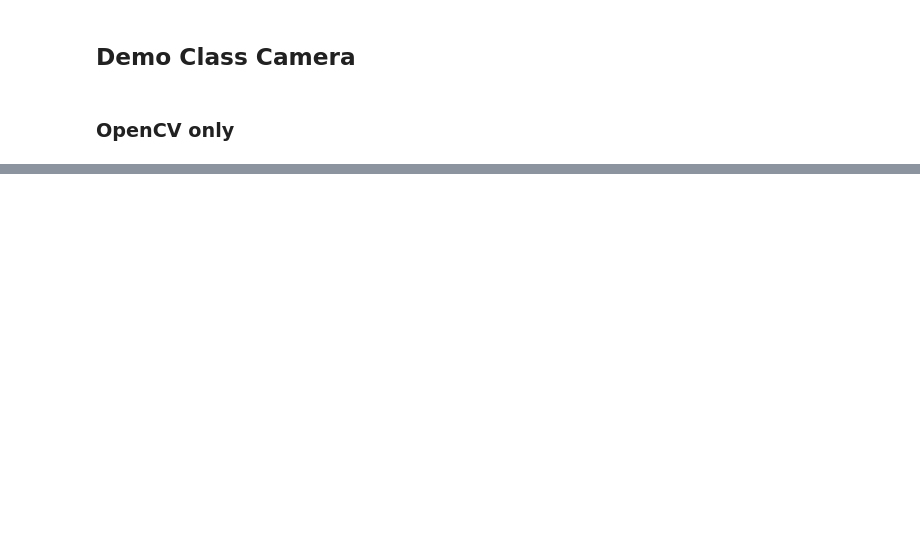
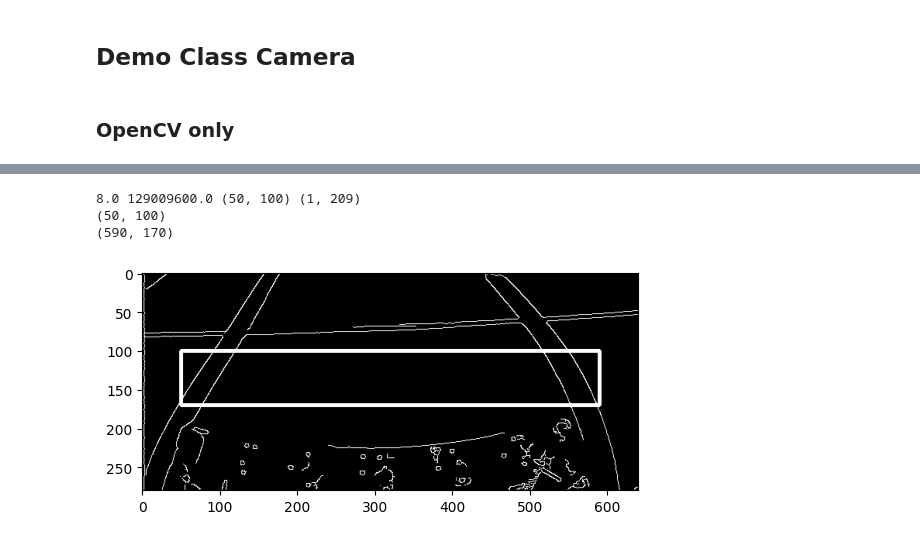
Before and after one commit to beckaelmicher/C2C, a Jupyter notebook: camera_experiment.ipynb, the cells around one changed output, grey strips where cells are left out. Cells and saved outputs as stored; diff of their text form; code cells hidden in the pictures; blank space fills up the shorter version.

```diff
--- a/camera_experiment.ipynb
+++ b/camera_experiment.ipynb
@@ -47,19 +48,24 @@ Template <class 'numpy.ndarray'> (70, 520)
 # %%
-res = cv2.matchTemplate(frame1, imgTemplate,cv2.TM_SQDIFF)
+res = cv2.matchTemplate(frame, imgTemplate,cv2.TM_SQDIFF)
 min_val, max_val, min_loc, max_loc = cv2.minMaxLoc(res)
 print(min_val, max_val, min_loc, max_loc)
 
 top_left = min_loc
 
 #-------------------------
 # Zeichnen der Boundary Box
 ht,wt = imgTemplate.shape
 bottom_right = (top_left[0] + wt, top_left[1] + ht)
 img3=cv2.rectangle(frame.copy(), top_left, bottom_right, (255,0,0), 3)
 #img3 = cv2.cvtColor(img3,cv2.COLOR_BGR2RGB)
 
 plt.imshow(img3, cmap='gray')
 print(top_left)
 print(bottom_right)
+# %% [output]
+8.0 129009600.0 (50, 100) (1, 209)
+(50, 100)
+(590, 170)
+[figure, added]
 # %%
 vc.release()
```
Also changed, not shown: parts of 2 cells of this notebook, 1 other file.
